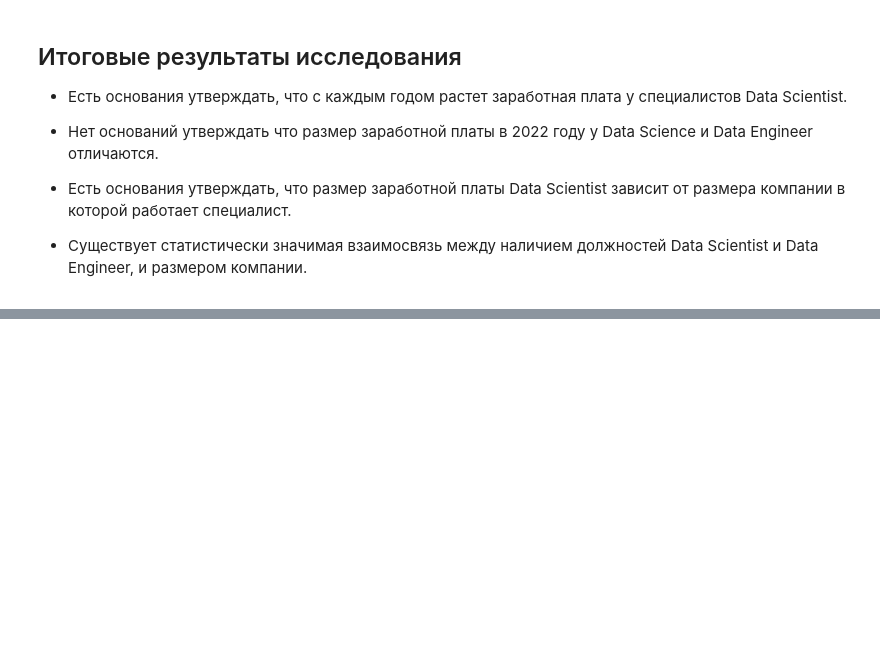
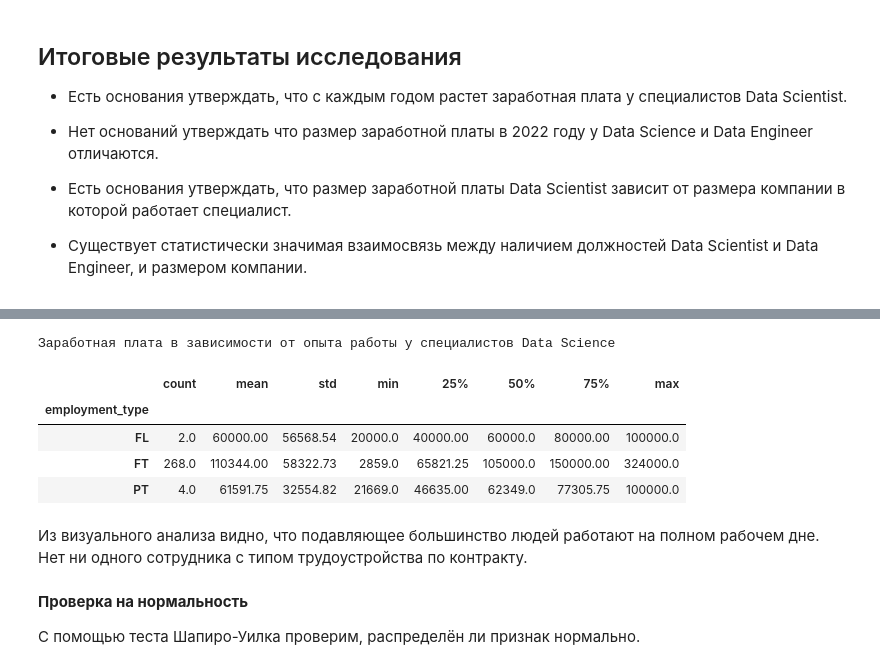
Before and after one commit to ret4ed/Sf_DS_game_1, a Jupyter notebook: Skillfactory/EDA_4_Статистические тесты/Практика. Исследование данных HR-агенства.ipynb, the cells around one changed output, grey strips where cells are left out. Saved outputs shown, nothing was run; the diff lists cells and outputs as text; code cells hidden in the pictures; blank space fills up the shorter version.

```diff
--- a/Skillfactory/EDA_4_Статистические тесты/Практика. Исследование данных HR-агенства.ipynb
+++ b/Skillfactory/EDA_4_Статистические тесты/Практика. Исследование данных HR-агенства.ipynb
@@ -801,0 +945,17 @@ p-значение меньше, чем заданный уровень знач
+# %%
+data_agg = df_DS_and_DE.groupby('employment_type')['salary_in_usd'].describe().round(2)
+print('Заработная плата в зависимости от опыта работы у специалистов Data Science')
+data_agg
+# %% [output]
+Заработная плата в зависимости от опыта работы у специалистов Data Science
+|  | count | mean | std | min | 25% | 50% | 75% | max |
+| employment_type |  |  |  |  |  |  |  |  |
+| FL | 2.0 | 60000.00 | 56568.54 | 20000.0 | 40000.00 | 60000.0 | 80000.00 | 100000.0 |
+| FT | 268.0 | 110344.00 | 58322.73 | 2859.0 | 65821.25 | 105000.0 | 150000.00 | 324000.0 |
+| PT | 4.0 | 61591.75 | 32554.82 | 21669.0 | 46635.00 | 62349.0 | 77305.75 | 100000.0 |
+# %% [markdown]
+Из визуального анализа видно, что подавляющее большинство людей работают на полном рабочем дне. Нет ни одного сотрудника с типом трудоустройства по контракту.
+# %% [markdown]
+**Проверка на нормальность**
+
+С помощью теста Шапиро-Уилка проверим, распределён ли признак нормально.
```
Also changed, not shown: parts of 26 cells of this notebook.
